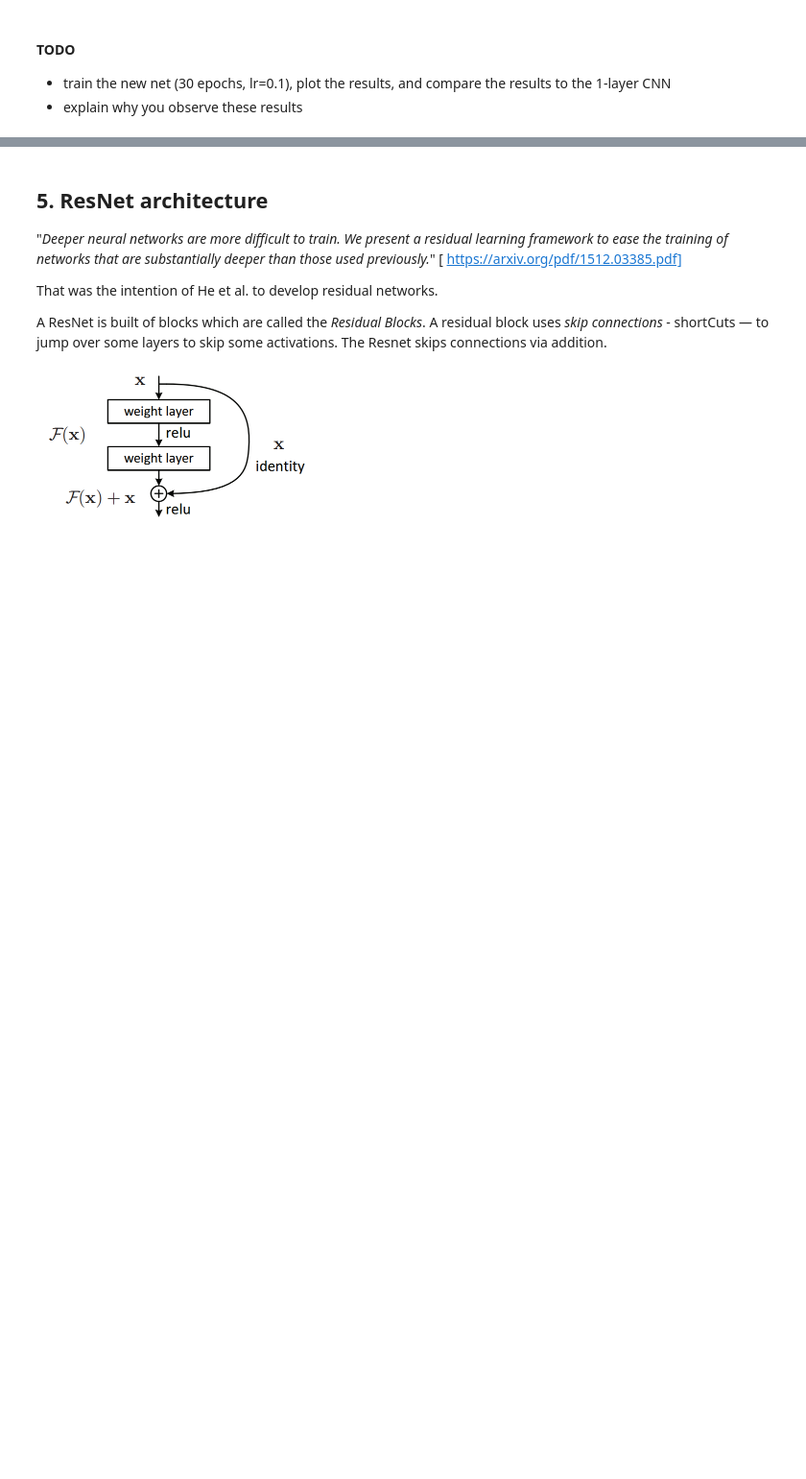
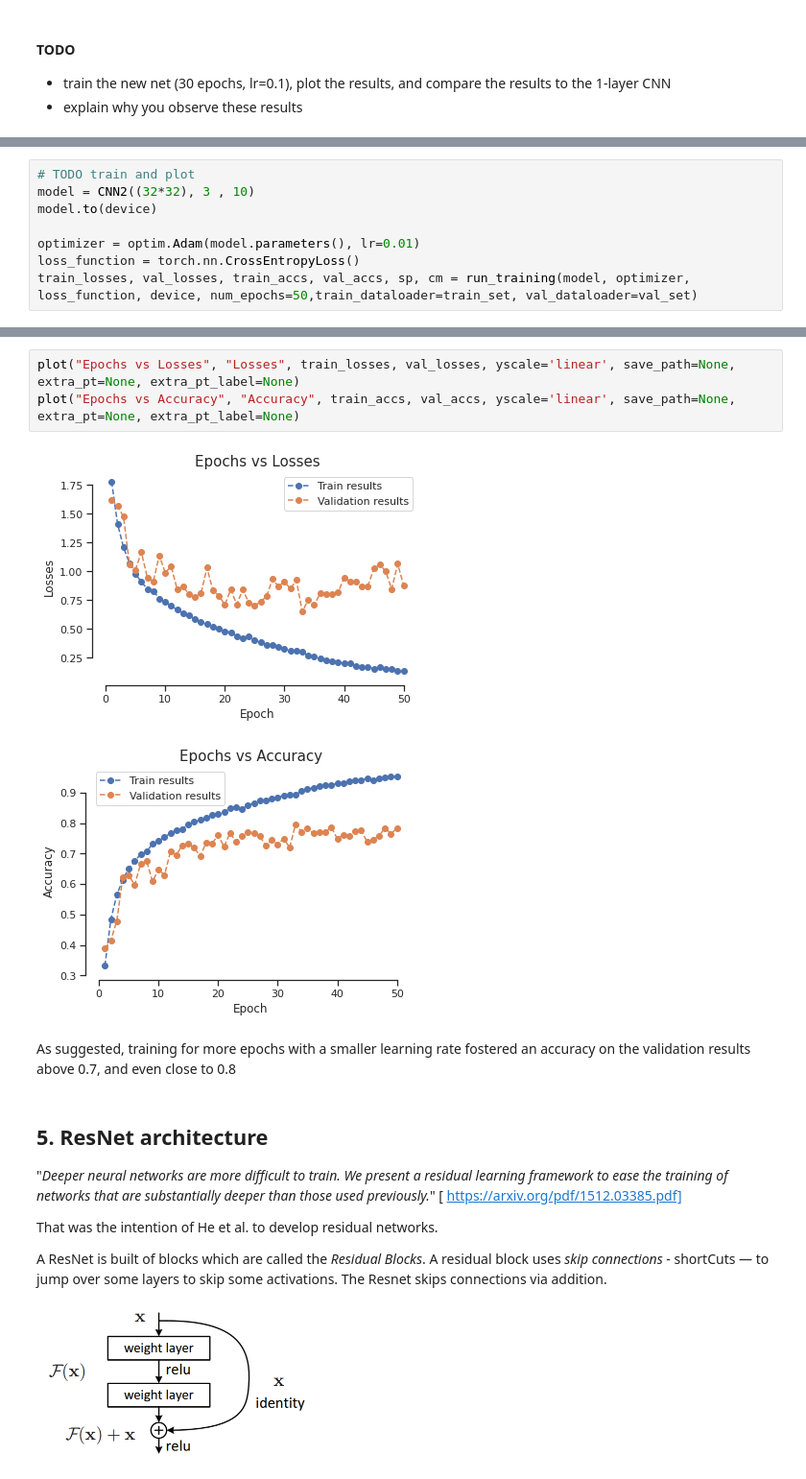
Before and after one commit to Smitpatel37/Deep-Learning-Assignments, a Jupyter notebook: Ex-3/Ex3_2022.ipynb, the cells around one changed output, grey strips where cells are left out. Shown at 96% size. Drawn from its saved outputs; the diff is of its cells as text; blank space fills up the shorter version.

```diff
--- a/Ex-3/Ex3_2022.ipynb
+++ b/Ex-3/Ex3_2022.ipynb
@@ -287,0 +299,8 @@ plot("Epochs vs Accuracy", "Accuracy", train_accs, val_accs, yscale='linear', sa
+# %%
+# TODO train and plot
+model = CNN2((32*32), 3 , 10)
+model.to(device)
+
+optimizer = optim.Adam(model.parameters(), lr=0.01)
+loss_function = torch.nn.CrossEntropyLoss()
+train_losses, val_losses, train_accs, val_accs, sp, cm = run_training(model, optimizer, loss_function, device, num_epochs=50,train_dataloader=train_set, val_dataloader=val_set)
@@ -288,3 +310,11 @@ plot("Epochs vs Accuracy", "Accuracy", train_accs, val_accs, yscale='linear', sa
+# %%
+plot("Epochs vs Losses", "Losses", train_losses, val_losses, yscale='linear', save_path=None, extra_pt=None, extra_pt_label=None)
+plot("Epochs vs Accuracy", "Accuracy", train_accs, val_accs, yscale='linear', save_path=None, extra_pt=None, extra_pt_label=None)
+# %% [output]
+[figure, added]
+[figure, added]
+# %% [markdown]
+As suggested, training for more epochs with a smaller learning rate fostered an accuracy on the validation results above 0.7, and even close to 0.8
 # %% [markdown]
 ## 5. ResNet architecture
 
```
Also changed, not shown: parts of 9 cells of this notebook.
